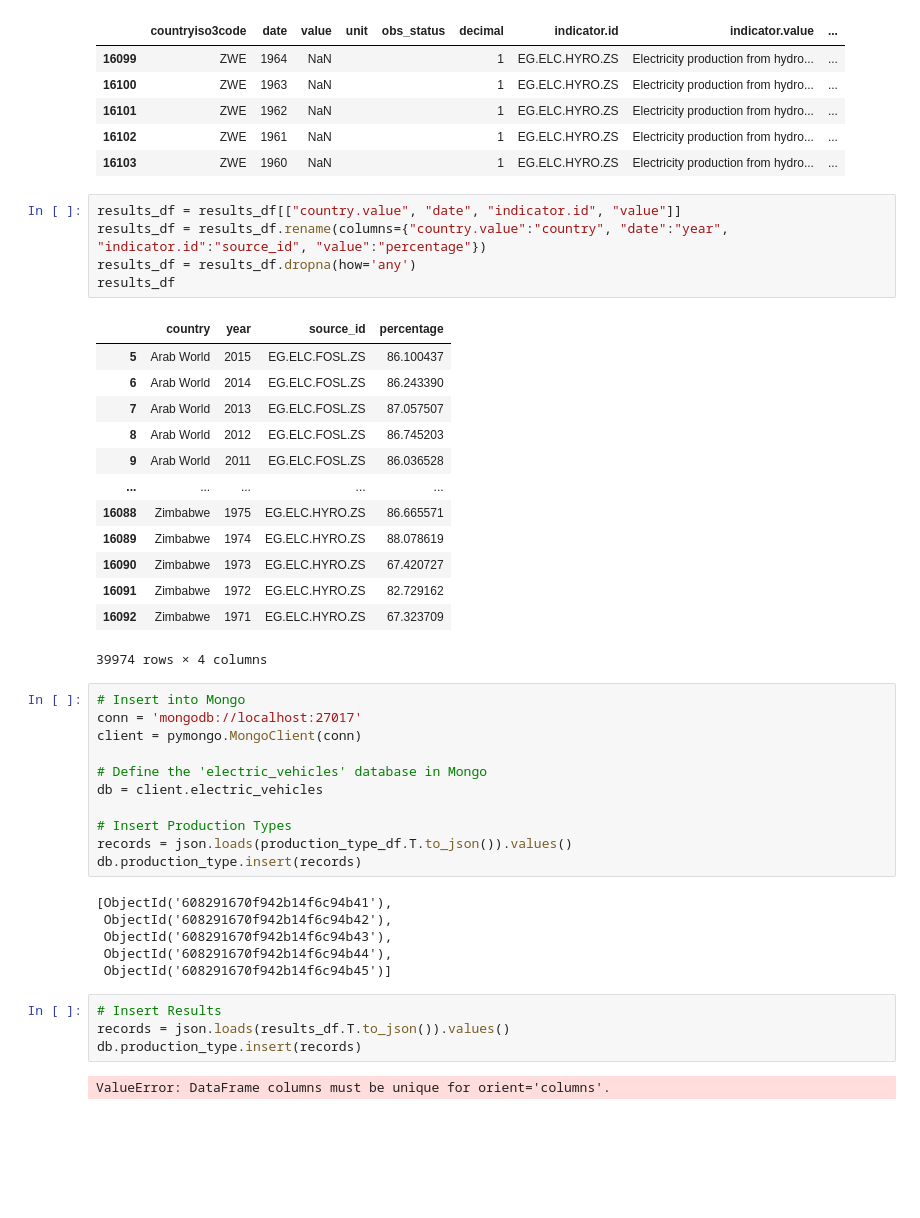
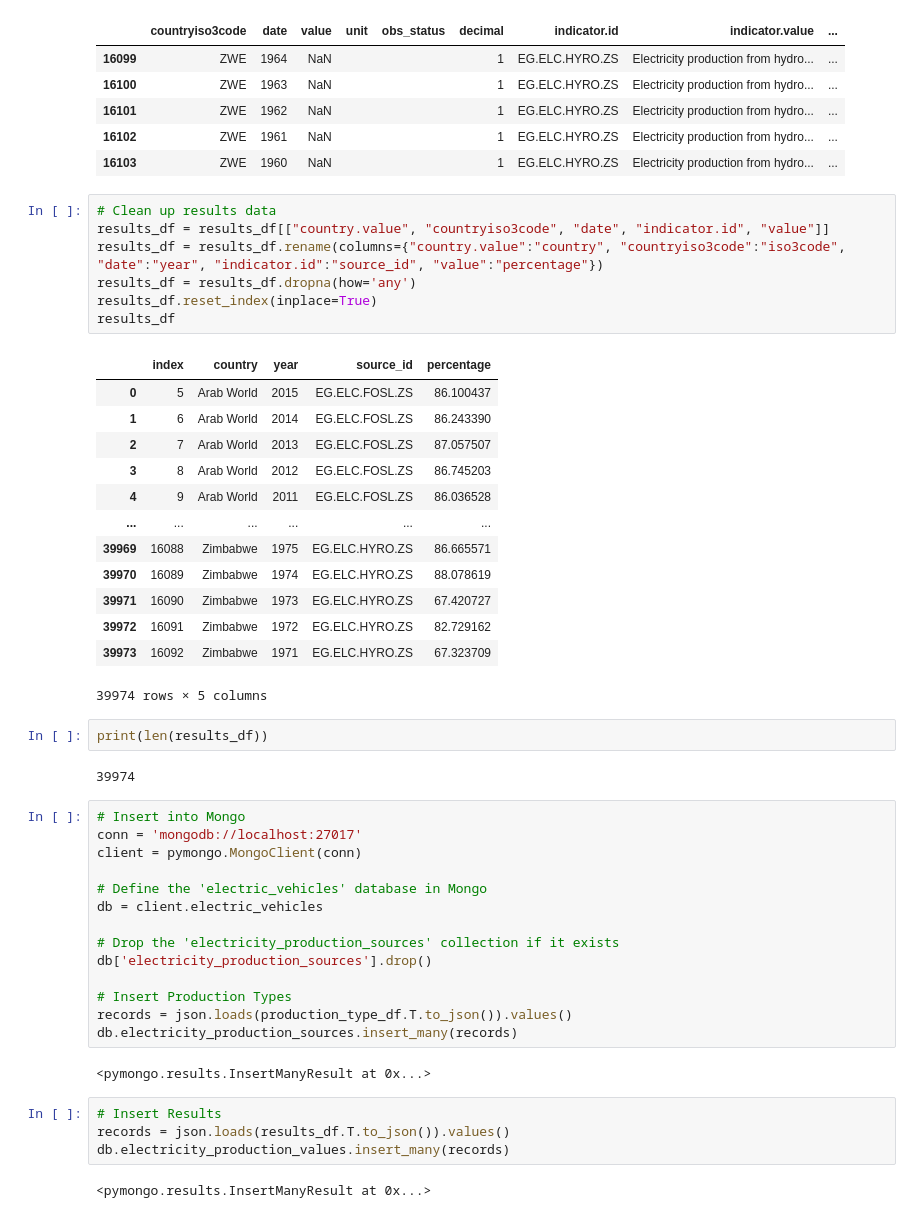
Before and after one commit to MwansaMwango/rise-of-electric-vehicles, a Jupyter notebook: data/electricity_generation.ipynb, the cells around one changed output. Drawn from its saved outputs; the diff is of its cells as text; blank space fills up the shorter version.

```diff
--- a/data/electricity_generation.ipynb
+++ b/data/electricity_generation.ipynb
@@ -232,24 +217,30 @@ results_df.tail()
 | 16102 | ZWE | 1961 | NaN |  |  | 1 | EG.ELC.HYRO.ZS | Electricity production from hydro... | ... |
 | 16103 | ZWE | 1960 | NaN |  |  | 1 | EG.ELC.HYRO.ZS | Electricity production from hydro... | ... |
 # %%
-results_df = results_df[["country.value", "date", "indicator.id", "value"]]
-results_df = results_df.rename(columns={"country.value":"country", "date":"year", "indicator.id":"source_id", "value":"percentage"})
+# Clean up results data
+results_df = results_df[["country.value", "countryiso3code", "date", "indicator.id", "value"]]
+results_df = results_df.rename(columns={"country.value":"country", "countryiso3code":"iso3code", "date":"year", "indicator.id":"source_id", "value":"percentage"})
 results_df = results_df.dropna(how='any')
+results_df.reset_index(inplace=True)
 results_df
 # %% [output]
-|  | country | year | source_id | percentage |
-| 5 | Arab World | 2015 | EG.ELC.FOSL.ZS | 86.100437 |
-| 6 | Arab World | 2014 | EG.ELC.FOSL.ZS | 86.243390 |
-| 7 | Arab World | 2013 | EG.ELC.FOSL.ZS | 87.057507 |
-| 8 | Arab World | 2012 | EG.ELC.FOSL.ZS | 86.745203 |
-| 9 | Arab World | 2011 | EG.ELC.FOSL.ZS | 86.036528 |
-| ... | ... | ... | ... | ... |
-| 16088 | Zimbabwe | 1975 | EG.ELC.HYRO.ZS | 86.665571 |
-| 16089 | Zimbabwe | 1974 | EG.ELC.HYRO.ZS | 88.078619 |
-| 16090 | Zimbabwe | 1973 | EG.ELC.HYRO.ZS | 67.420727 |
-| 16091 | Zimbabwe | 1972 | EG.ELC.HYRO.ZS | 82.729162 |
-| 16092 | Zimbabwe | 1971 | EG.ELC.HYRO.ZS | 67.323709 |
+|  | index | country | year | source_id | percentage |
+| 0 | 5 | Arab World | 2015 | EG.ELC.FOSL.ZS | 86.100437 |
+| 1 | 6 | Arab World | 2014 | EG.ELC.FOSL.ZS | 86.243390 |
+| 2 | 7 | Arab World | 2013 | EG.ELC.FOSL.ZS | 87.057507 |
+| 3 | 8 | Arab World | 2012 | EG.ELC.FOSL.ZS | 86.745203 |
+| 4 | 9 | Arab World | 2011 | EG.ELC.FOSL.ZS | 86.036528 |
+| ... | ... | ... | ... | ... | ... |
+| 39969 | 16088 | Zimbabwe | 1975 | EG.ELC.HYRO.ZS | 86.665571 |
+| 39970 | 16089 | Zimbabwe | 1974 | EG.ELC.HYRO.ZS | 88.078619 |
+| 39971 | 16090 | Zimbabwe | 1973 | EG.ELC.HYRO.ZS | 67.420727 |
+| 39972 | 16091 | Zimbabwe | 1972 | EG.ELC.HYRO.ZS | 82.729162 |
+| 39973 | 16092 | Zimbabwe | 1971 | EG.ELC.HYRO.ZS | 67.323709 |
-39974 rows × 4 columns
+39974 rows × 5 columns
+# %%
+print(len(results_df))
+# %% [output]
+39974
 # %%
 # Insert into Mongo
 conn = 'mongodb://localhost:27017'
@@ -258,18 +249,17 @@ client = pymongo.MongoClient(conn)
 # Define the 'electric_vehicles' database in Mongo
 db = client.electric_vehicles
 
+# Drop the 'electricity_production_sources' collection if it exists
+db['electricity_production_sources'].drop()
+
 # Insert Production Types
 records = json.loads(production_type_df.T.to_json()).values()
-db.production_type.insert(records)
+db.electricity_production_sources.insert_many(records)
 # %% [output]
-[ObjectId('608291670f942b14f6c94b41'),
- ObjectId('608291670f942b14f6c94b42'),
- ObjectId('608291670f942b14f6c94b43'),
- ObjectId('608291670f942b14f6c94b44'),
- ObjectId('608291670f942b14f6c94b45')]
+<pymongo.results.InsertManyResult at 0x...>
 # %%
 # Insert Results
 records = json.loads(results_df.T.to_json()).values()
-db.production_type.insert(records)
+db.electricity_production_values.insert_many(records)
 # %% [output]
-ValueError: DataFrame columns must be unique for orient='columns'.
+<pymongo.results.InsertManyResult at 0x...>
```
Also changed, not shown: parts of 2 cells of this notebook, 1 other file.
